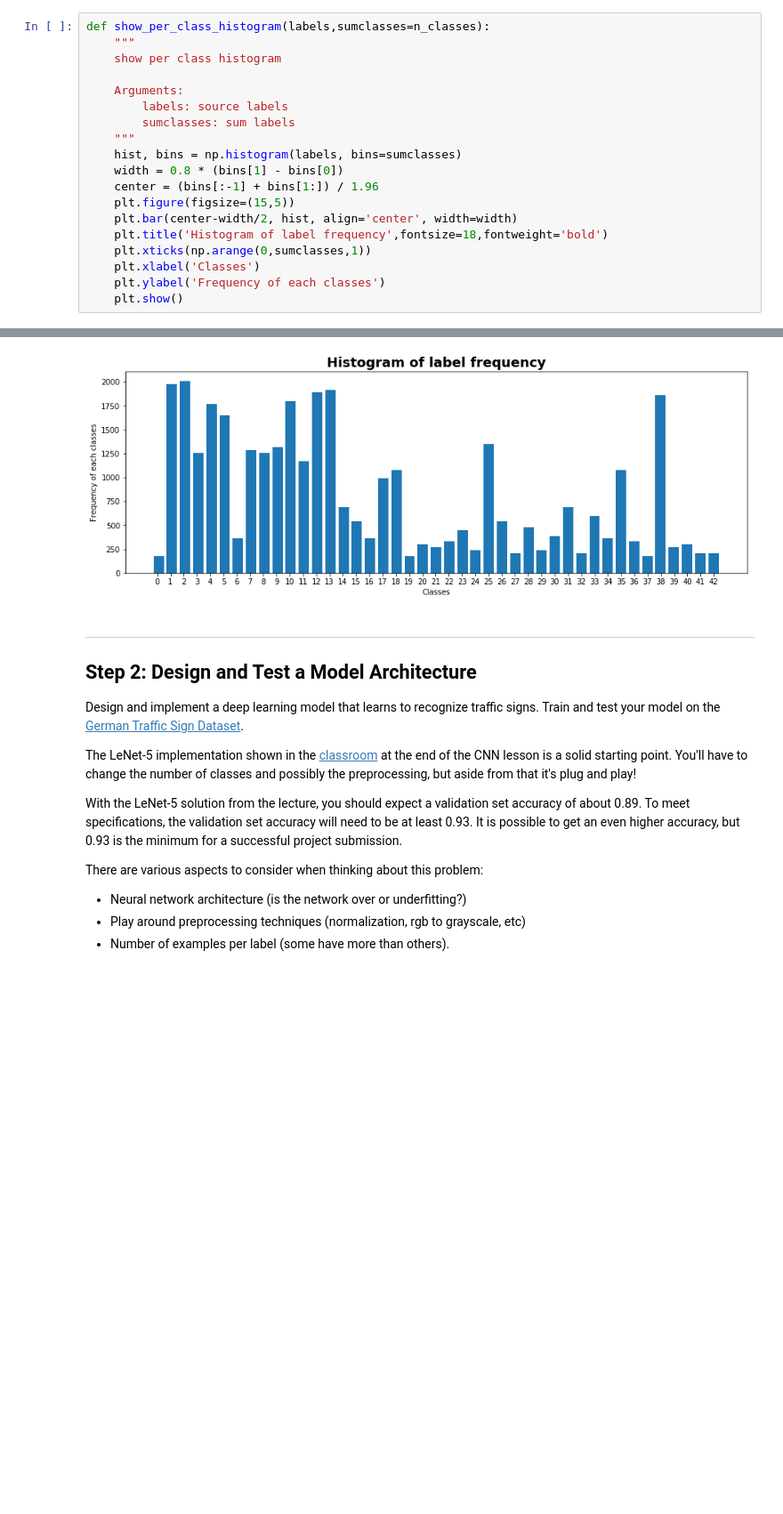
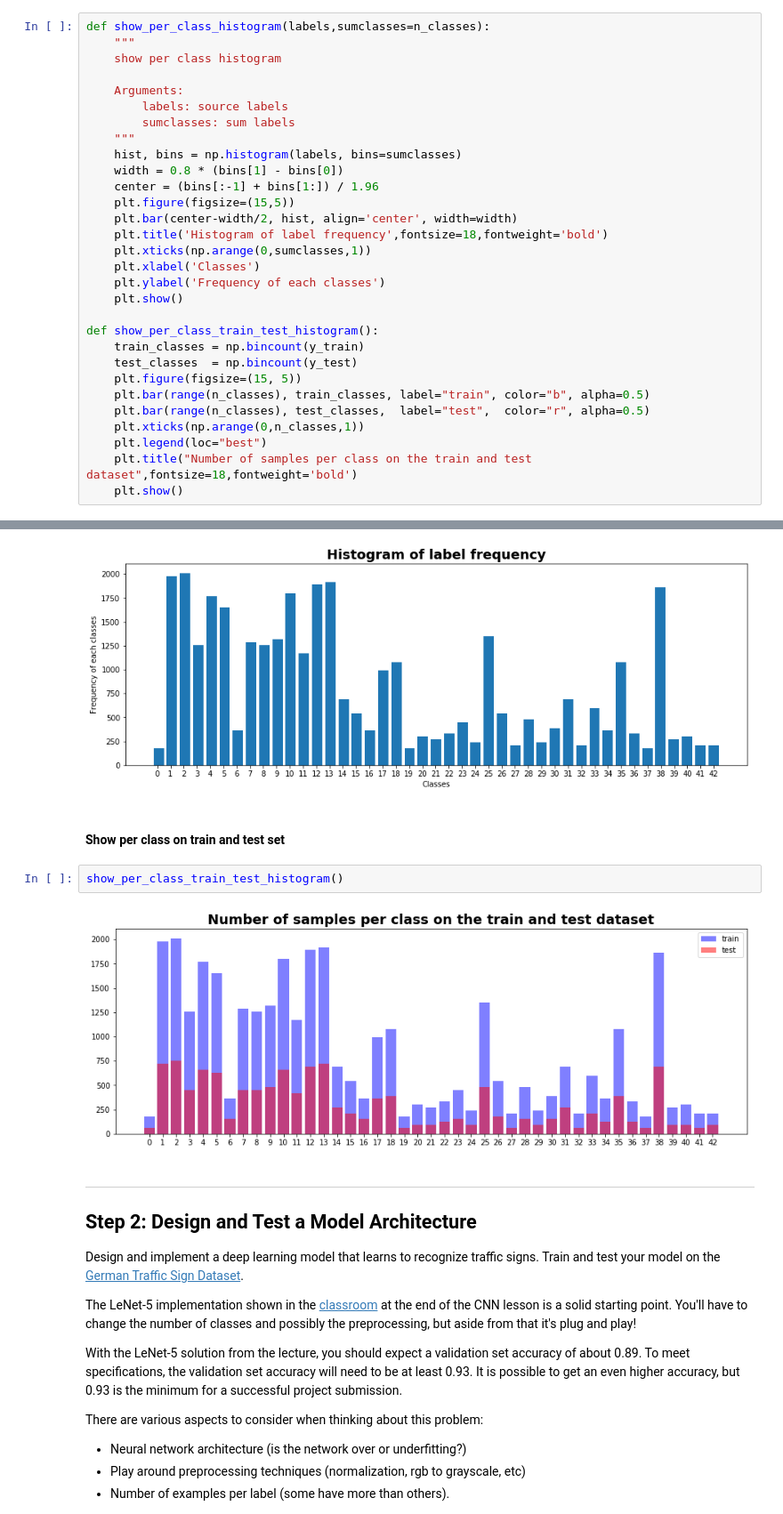
Before and after one commit to aimuch/CarND-Traffic-Sign-Classifier-Project, a Jupyter notebook: Traffic_Sign_Classifier.ipynb, the cells around one changed output, grey strips where cells are left out. Shown at 89% size. Saved outputs shown, nothing was run; the diff lists cells and outputs as text; blank space fills up the shorter version.

```diff
--- a/Traffic_Sign_Classifier.ipynb
+++ b/Traffic_Sign_Classifier.ipynb
@@ -258,4 +245,15 @@ def show_per_class_histogram(labels,sumclasses=n_classes):
     plt.xlabel('Classes')
     plt.ylabel('Frequency of each classes')
     plt.show()
+
+def show_per_class_train_test_histogram():
+    train_classes = np.bincount(y_train)
+    test_classes  = np.bincount(y_test)
+    plt.figure(figsize=(15, 5))
+    plt.bar(range(n_classes), train_classes, label="train", color="b", alpha=0.5)
+    plt.bar(range(n_classes), test_classes,  label="test",  color="r", alpha=0.5)
+    plt.xticks(np.arange(0,n_classes,1))
+    plt.legend(loc="best")
+    plt.title("Number of samples per class on the train and test dataset",fontsize=18,fontweight='bold')
+    plt.show()
 # %% [markdown]
@@ -264,6 +262,12 @@ def show_per_class_histogram(labels,sumclasses=n_classes):
 show_per_class_histogram(y_train)
 # %% [output]
 [figure]
+# %% [markdown]
+#### Show per class on train and test set
+# %%
+show_per_class_train_test_histogram()
+# %% [output]
+[figure, added]
 # %% [markdown]
 ----
 
```
Also changed, not shown: parts of 20 cells of this notebook, 5 other files.
